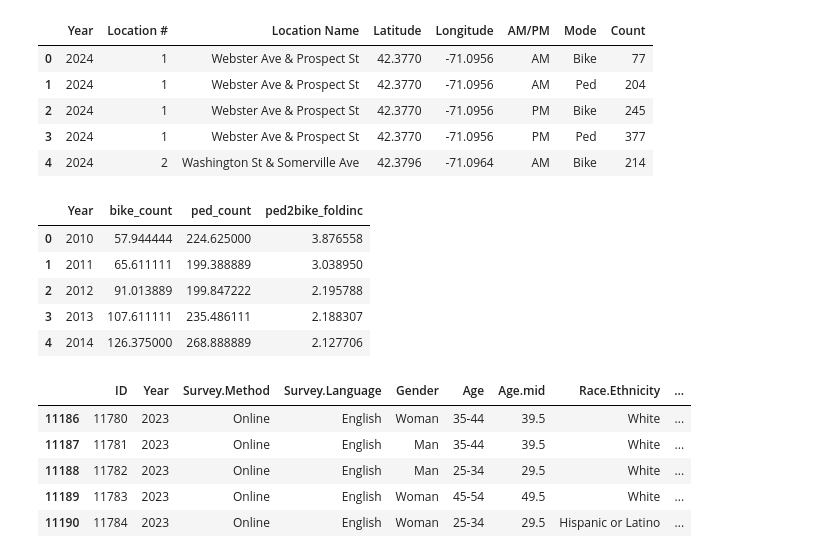
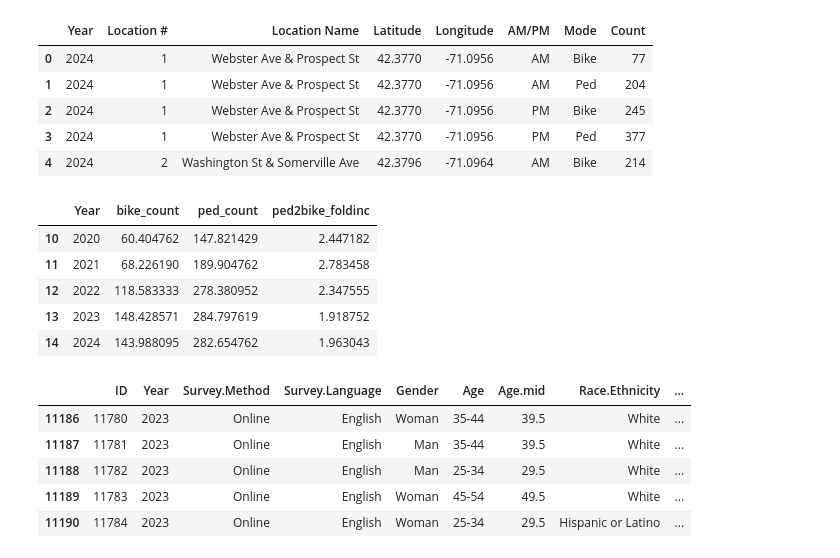
Before and after one commit to monk-kevin/SomervilleOpenDataExploration, a Jupyter notebook: JupyterNotebooks/SomervilleDataExploration.ipynb, the cells around one changed output. Cells and saved outputs as stored; diff of their text form; code cells hidden in the pictures.

```diff
--- a/JupyterNotebooks/SomervilleDataExploration.ipynb
+++ b/JupyterNotebooks/SomervilleDataExploration.ipynb
@@ -455,14 +455,14 @@ mn_count_yr_merge['ped2bike_foldinc'] = (
     mn_count_yr_merge['ped_count'].div(mn_count_yr_merge['bike_count'])
 )
 # %%
-mn_count_yr_merge.head()
+mn_count_yr_merge.tail()
 # %% [output]
 |  | Year | bike_count | ped_count | ped2bike_foldinc |
-| 0 | 2010 | 57.944444 | 224.625000 | 3.876558 |
-| 1 | 2011 | 65.611111 | 199.388889 | 3.038950 |
-| 2 | 2012 | 91.013889 | 199.847222 | 2.195788 |
-| 3 | 2013 | 107.611111 | 235.486111 | 2.188307 |
-| 4 | 2014 | 126.375000 | 268.888889 | 2.127706 |
+| 10 | 2020 | 60.404762 | 147.821429 | 2.447182 |
+| 11 | 2021 | 68.226190 | 189.904762 | 2.783458 |
+| 12 | 2022 | 118.583333 | 278.380952 | 2.347555 |
+| 13 | 2023 | 148.428571 | 284.797619 | 1.918752 |
+| 14 | 2024 | 143.988095 | 282.654762 | 1.963043 |
 # %%
 # merging counts and fold increase to happiness table
 df_happiness_merge = (
```
Also changed, not shown: parts of 18 cells of this notebook.
